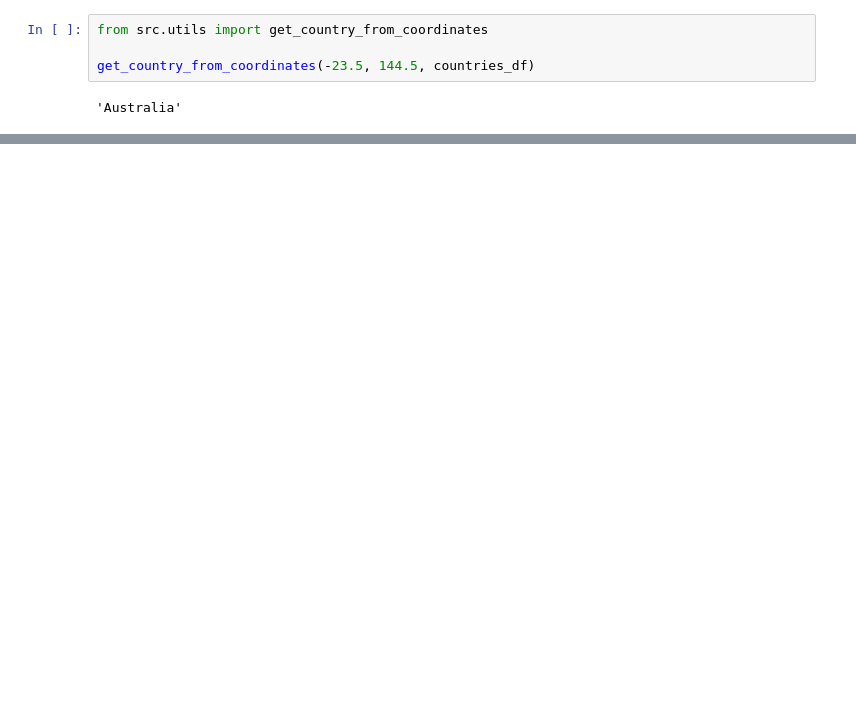
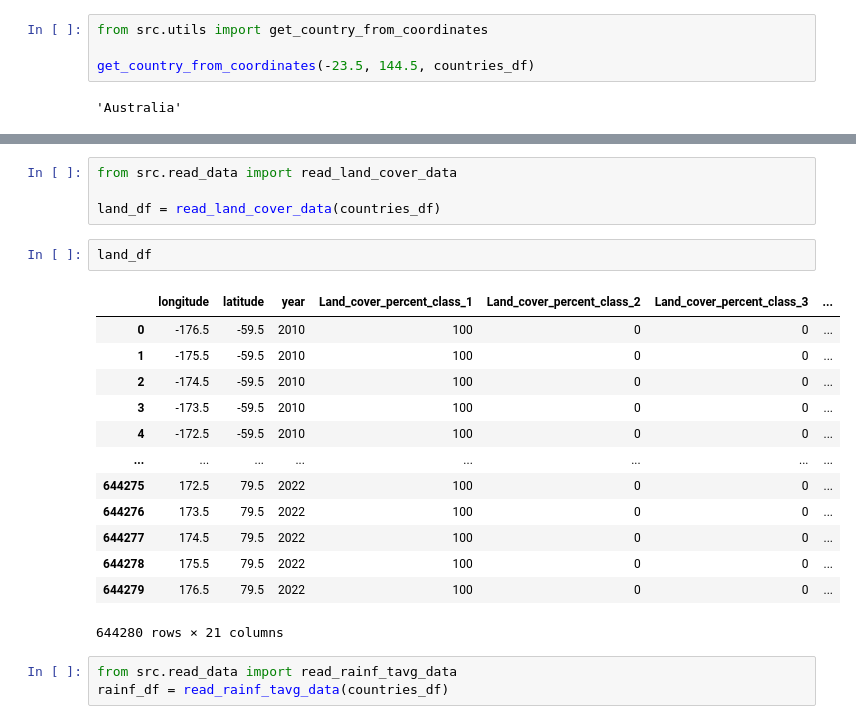
Before and after one commit to mirzasharmin1/crop-yield-prediction, a Jupyter notebook: notebooks/data_prep.ipynb, the cells around one changed output, grey strips where cells are left out. Saved outputs shown, nothing was run; the diff lists cells and outputs as text; blank space fills up the shorter version.

```diff
--- a/notebooks/data_prep.ipynb
+++ b/notebooks/data_prep.ipynb
@@ -37,0 +69,23 @@ get_country_from_coordinates(-23.5, 144.5, countries_df)
+# %%
+from src.read_data import read_land_cover_data
+
+land_df = read_land_cover_data(countries_df)
+# %%
+land_df
+# %% [output]
+|  | longitude | latitude | year | Land_cover_percent_class_1 | Land_cover_percent_class_2 | Land_cover_percent_class_3 | ... |
+| 0 | -176.5 | -59.5 | 2010 | 100 | 0 | 0 | ... |
+| 1 | -175.5 | -59.5 | 2010 | 100 | 0 | 0 | ... |
+| 2 | -174.5 | -59.5 | 2010 | 100 | 0 | 0 | ... |
+| 3 | -173.5 | -59.5 | 2010 | 100 | 0 | 0 | ... |
+| 4 | -172.5 | -59.5 | 2010 | 100 | 0 | 0 | ... |
+| ... | ... | ... | ... | ... | ... | ... | ... |
+| 644275 | 172.5 | 79.5 | 2022 | 100 | 0 | 0 | ... |
+| 644276 | 173.5 | 79.5 | 2022 | 100 | 0 | 0 | ... |
+| 644277 | 174.5 | 79.5 | 2022 | 100 | 0 | 0 | ... |
+| 644278 | 175.5 | 79.5 | 2022 | 100 | 0 | 0 | ... |
+| 644279 | 176.5 | 79.5 | 2022 | 100 | 0 | 0 | ... |
+644280 rows × 21 columns
+# %%
+from src.read_data import read_rainf_tavg_data
+rainf_df = read_rainf_tavg_data(countries_df)
```
Also changed, not shown: parts of 26 cells of this notebook, 2 other files.
